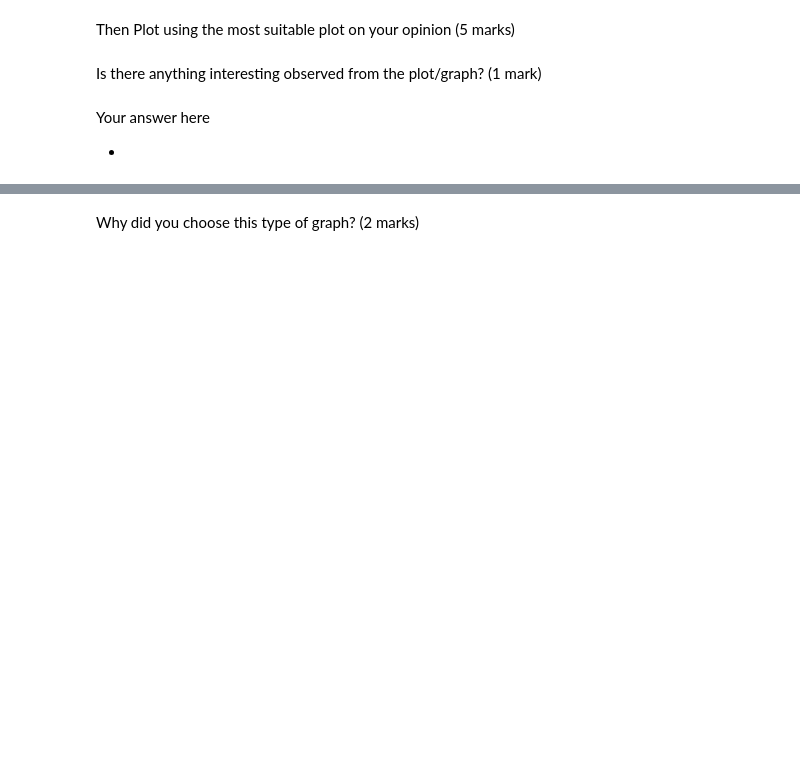
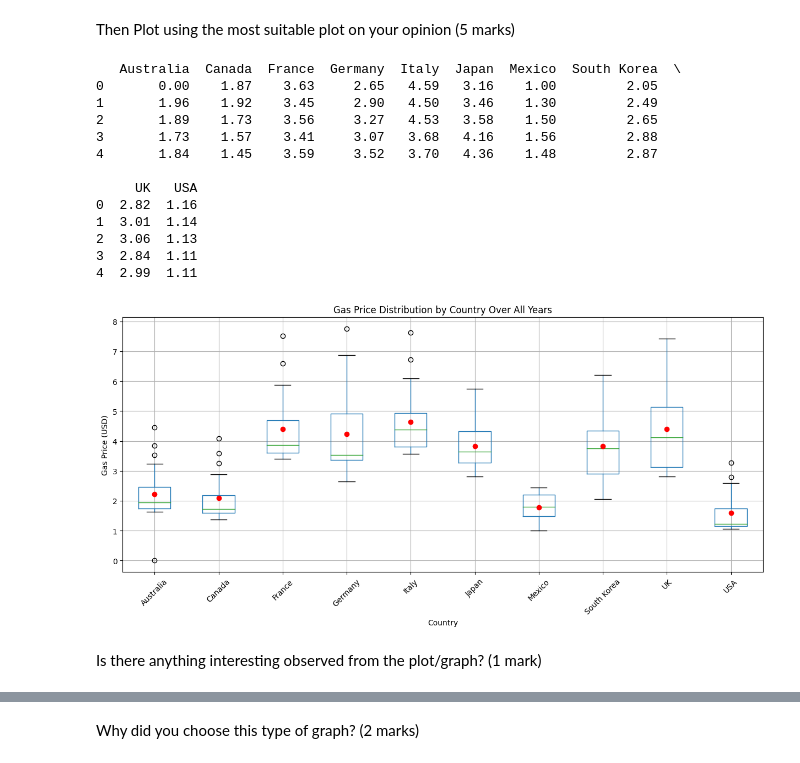
Before and after one commit to ijuner/ML_8245, a Jupyter notebook: lab2/Assignment2.ipynb, the cells around one changed output, grey strips where cells are left out. Cells and saved outputs as stored; diff of their text form; code cells hidden in the pictures; blank space fills up the shorter version.

```diff
--- a/lab2/Assignment2.ipynb
+++ b/lab2/Assignment2.ipynb
@@ -163,0 +215,4 @@ First, review the data by taking a look at a few of the rows.
+# %%
+# load data
+gp_ds = pd.read_csv('gas_prices.csv')
+print(gp_ds.head(5))
@@ -168,6 +235,45 @@ Then Plot using the most suitable plot on your opinion (5 marks)
+# %%
+## Your solution here
+
+# remove "Year" column，we only calculate the price all the year for each country
+gp_ds = gp_ds.drop(columns=['Year'])
+# process outlers, like NaN to 0
+gp_ds = gp_ds.fillna(0)
+
+# check data again
+print(gp_ds.head(5))
+
+# calculate the mean for each country
+mean_prices = gp_ds.mean()
+
+# ploting
+plt.figure(figsize=(15, 6))
+box = gp_ds.boxplot()
+
+# Add mean prices as points on the boxplot
+for i, mean in enumerate(mean_prices):
+    plt.scatter(i + 1, mean, color='red', label='Mean' if i == 0 else "", zorder=5)
+
+# add label and title
+plt.xlabel('Country')
+plt.ylabel('Gas Price (USD)')
+plt.title('Gas Price Distribution by Country Over All Years')
+plt.xticks(rotation=45)
+plt.show()
+# %% [output]
+   Australia  Canada  France  Germany  Italy  Japan  Mexico  South Korea  \
+0       0.00    1.87    3.63     2.65   4.59   3.16    1.00         2.05
+1       1.96    1.92    3.45     2.90   4.50   3.46    1.30         2.49
+2       1.89    1.73    3.56     3.27   4.53   3.58    1.50         2.65
+3       1.73    1.57    3.41     3.07   3.68   4.16    1.56         2.88
+4       1.84    1.45    3.59     3.52   3.70   4.36    1.48         2.87
+
+     UK   USA
+0  2.82  1.16
+1  3.01  1.14
+2  3.06  1.13
+3  2.84  1.11
+4  2.99  1.11
+[figure, added]
 # %% [markdown]
 Is there anything interesting observed from the plot/graph? (1 mark)
-# %% [markdown]
-Your answer here
-
-*
```
Also changed, not shown: parts of 31 cells of this notebook, 8 other files.
